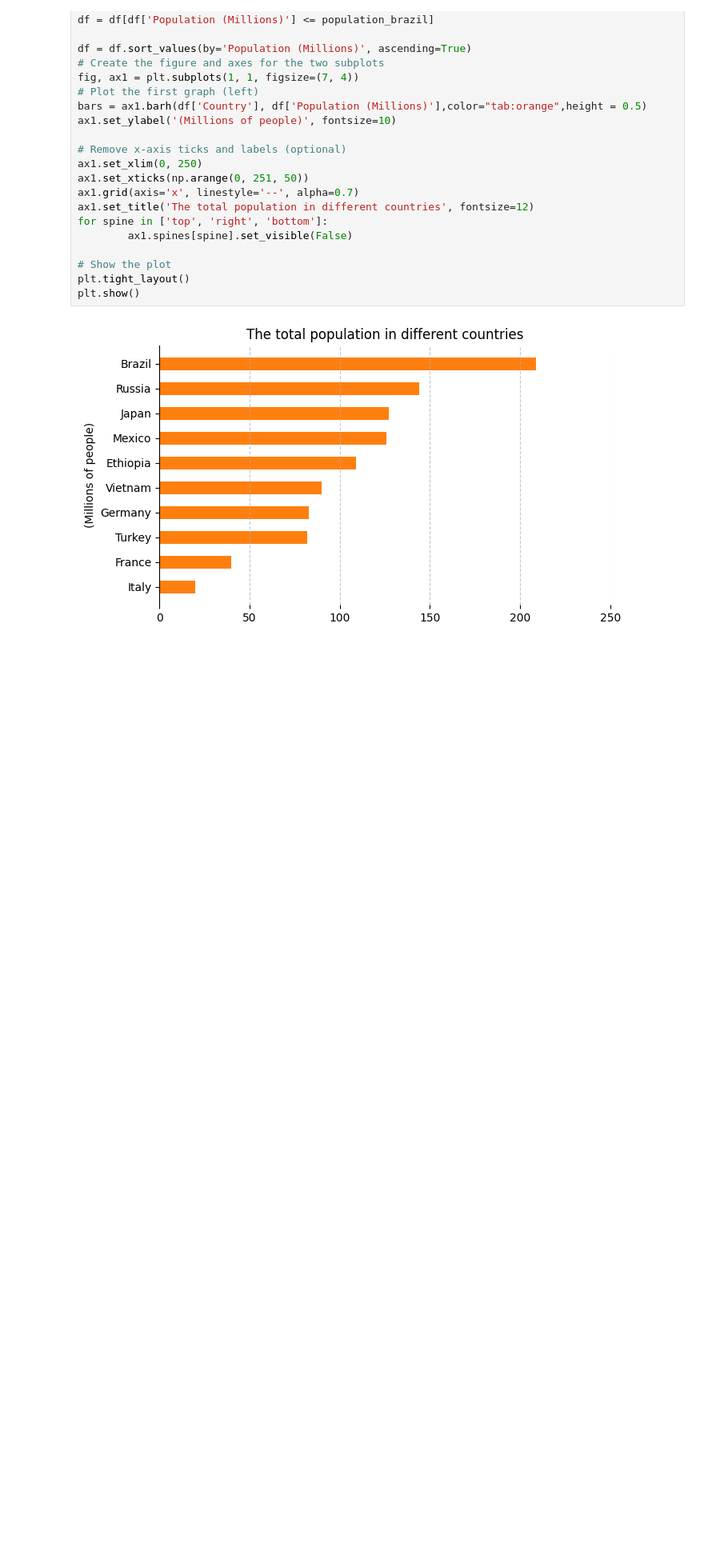
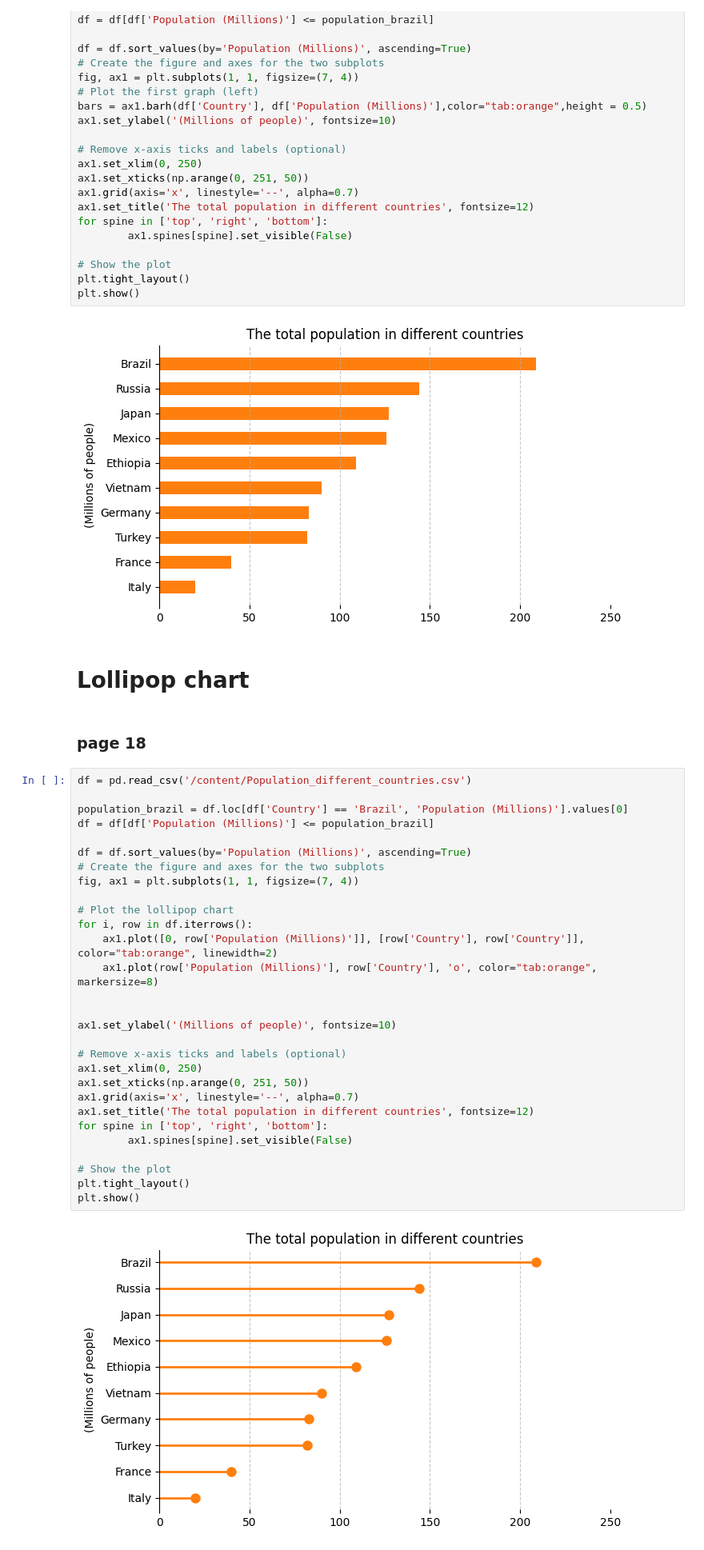
Before and after one commit to Aashish-Raghav/Data-Visualization---Multiple-Plots, a Jupyter notebook: IIT2022010.ipynb, the cells around one changed output. Shown: that part at 80% size. Cells and saved outputs as stored; diff of their text form; blank space fills up the shorter version.

Commit message:
Add lollipop chart

```diff
--- a/IIT2022010.ipynb
+++ b/IIT2022010.ipynb
@@ -441,3 +443,38 @@ plt.tight_layout()
 plt.show()
 # %% [output]
 [figure]
+# %% [markdown]
+# **Lollipop chart**
+# %% [markdown]
+### page 18
+# %%
+df = pd.read_csv('/content/Population_different_countries.csv')
+
+population_brazil = df.loc[df['Country'] == 'Brazil', 'Population (Millions)'].values[0]
+df = df[df['Population (Millions)'] <= population_brazil]
+
+df = df.sort_values(by='Population (Millions)', ascending=True)
+# Create the figure and axes for the two subplots
+fig, ax1 = plt.subplots(1, 1, figsize=(7, 4))
+
+# Plot the lollipop chart
+for i, row in df.iterrows():
+    ax1.plot([0, row['Population (Millions)']], [row['Country'], row['Country']], color="tab:orange", linewidth=2)
+    ax1.plot(row['Population (Millions)'], row['Country'], 'o', color="tab:orange", markersize=8)
+
+
+ax1.set_ylabel('(Millions of people)', fontsize=10)
+
+# Remove x-axis ticks and labels (optional)
+ax1.set_xlim(0, 250)
+ax1.set_xticks(np.arange(0, 251, 50))
+ax1.grid(axis='x', linestyle='--', alpha=0.7)
+ax1.set_title('The total population in different countries', fontsize=12)
+for spine in ['top', 'right', 'bottom']:
+        ax1.spines[spine].set_visible(False)
+
+# Show the plot
+plt.tight_layout()
+plt.show()
+# %% [output]
+[figure, added]
```
Also changed, not shown: parts of 4 cells of this notebook, 1 other file.
